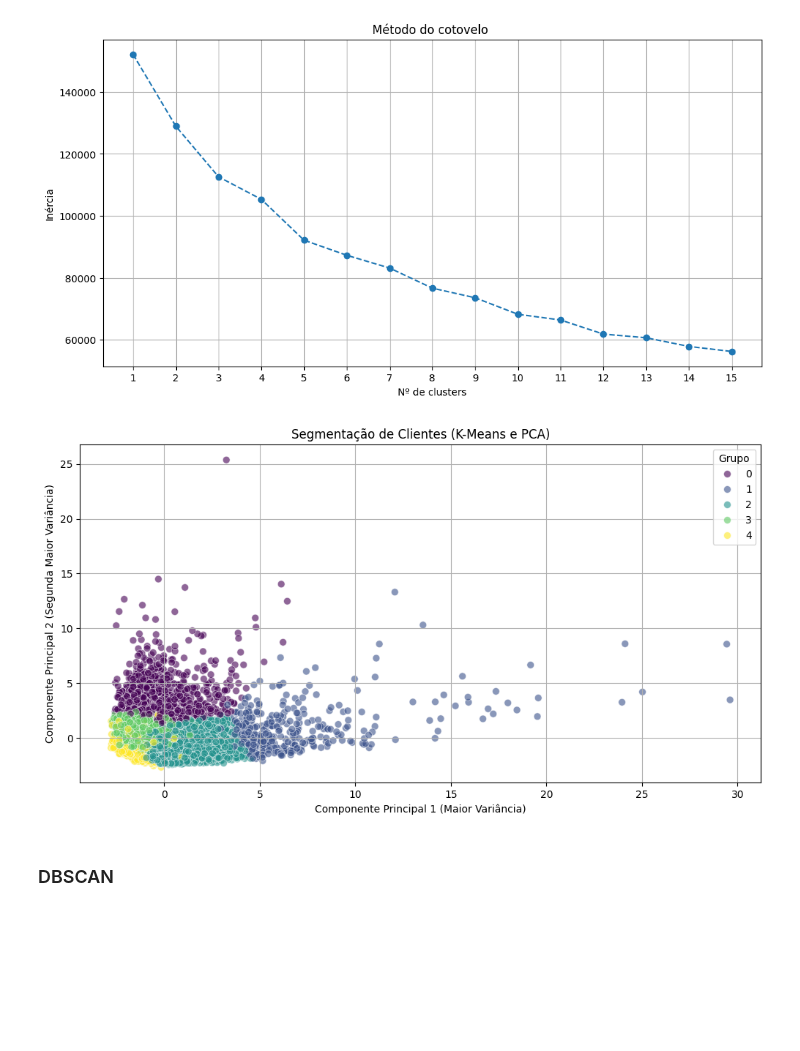
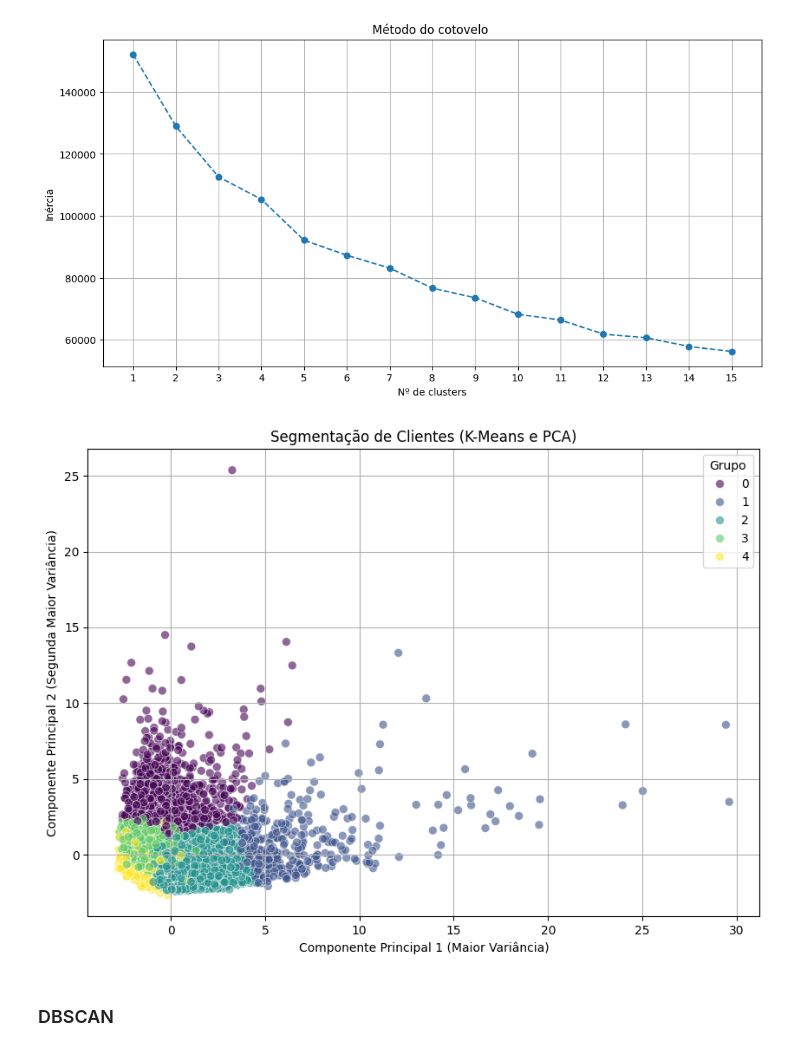
Before and after one commit to eudessb/segmentacao_de_clientes, a Jupyter notebook: notebook.ipynb, the cells around one changed output. Drawn from its saved outputs; the diff is of its cells as text; code cells hidden in the pictures; blank space fills up the shorter version.

```diff
--- a/notebook.ipynb
+++ b/notebook.ipynb
@@ -89,35 +94,34 @@ plt.show()
 # %% [output]
 [figure]
 # %%
-
 
 # 1. Aplicar o K-Means Definitivo (K=5)
 kmeans_final = KMeans(n_clusters= 5, init='k-means++', random_state=42)
 clusters = kmeans_final.fit_predict(df_scaled)
 
 # Adicionar a informação do cluster de volta ao DataFrame ORIGINAL (para analisarmos depois)
 df['CLUSTER'] = clusters
 
 # 2. Redução de Dimensionalidade (PCA) para Visualização 2D
 
 pca = PCA(n_components=2)
 principal_components = pca.fit_transform(df_scaled)
 
 # Criar um DataFrame temporário só para o gráfico
 df_pca = pd.DataFrame(data=principal_components, columns=['PCA1', 'PCA2'])
 df_pca['CLUSTER'] = clusters
 
 # 3. Plotar o Gráfico Final
-plt.figure(figsize=(12,6))
+plt.figure(figsize=(10,7))
 sns.scatterplot(x='PCA1', y='PCA2', hue='CLUSTER', data=df_pca, palette='viridis', s=50, alpha=0.6)
-plt.title ( "Segmentação de Clientes (K-Means e PCA)")
+plt.title ("Segmentação de Clientes (K-Means e PCA)")
 plt.xlabel  ('Componente Principal 1 (Maior Variância)')
 plt.ylabel  ('Componente Principal 2 (Segunda Maior Variância)')
 plt.legend(title='Grupo')
 plt.grid(True)
 plt.show()
 # %% [output]
-[figure, old version]
+[figure, new version]
 # %% [markdown]
 ### DBSCAN
 # %%
```
Also changed, not shown: parts of 12 cells of this notebook.
